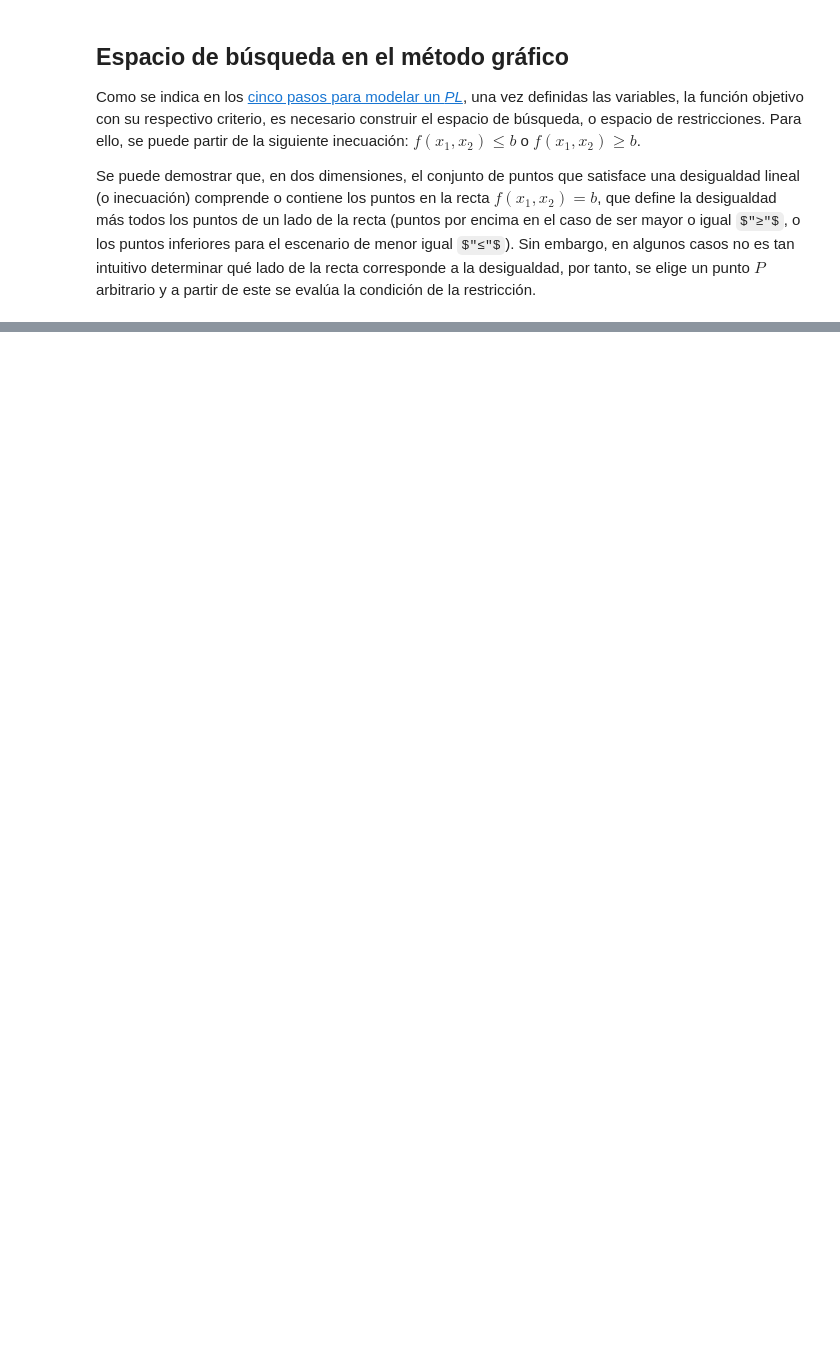
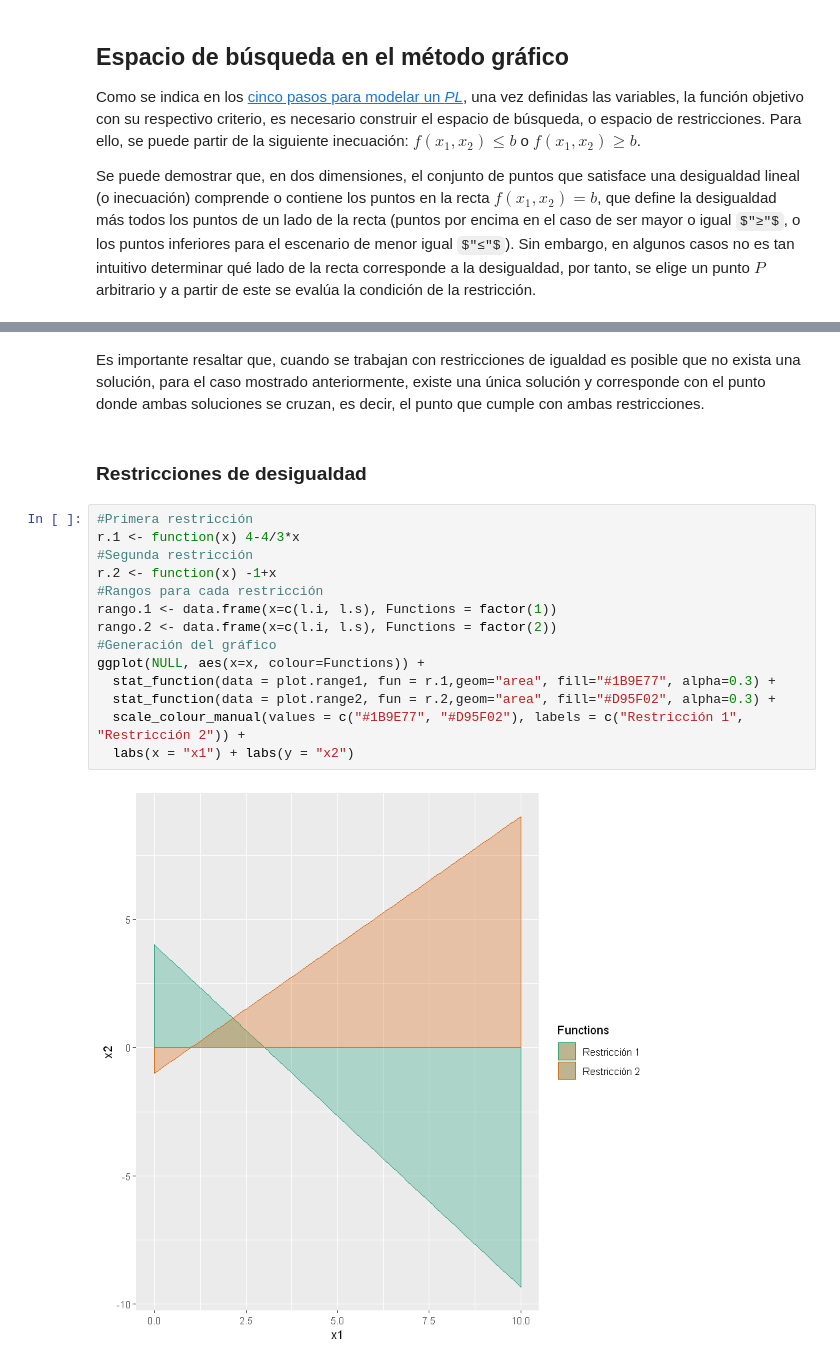
Before and after one commit to eitt/MIO, a Jupyter notebook: _site/content/pl/mg/1.ipynb, the cells around one changed output, grey strips where cells are left out. Saved outputs shown, nothing was run; the diff lists cells and outputs as text; some formulas as TeX source; blank space fills up the shorter version.

Commit message:
MG
Area

```diff
--- a/_site/content/pl/mg/1.ipynb
+++ b/_site/content/pl/mg/1.ipynb
@@ -99,0 +145,20 @@ p + stat_function(fun = r1) + xlim(li,ls)
+# %% [markdown]
+Es importante resaltar que, cuando se trabajan con restricciones de igualdad es posible que no exista una solución, para el caso mostrado anteriormente, existe una única solución y corresponde con el punto donde ambas soluciones se cruzan, es decir, el punto que cumple con ambas restricciones.
+# %% [markdown]
+### Restricciones de desigualdad
+# %%
+#Primera restricción
+r.1 <- function(x) 4-4/3*x
+#Segunda restricción
+r.2 <- function(x) -1+x
+#Rangos para cada restricción
+rango.1 <- data.frame(x=c(l.i, l.s), Functions = factor(1))
+rango.2 <- data.frame(x=c(l.i, l.s), Functions = factor(2))
+#Generación del gráfico
+ggplot(NULL, aes(x=x, colour=Functions)) +
+  stat_function(data = plot.range1, fun = r.1,geom="area", fill="#1B9E77", alpha=0.3) +
+  stat_function(data = plot.range2, fun = r.2,geom="area", fill="#D95F02", alpha=0.3) +
+  scale_colour_manual(values = c("#1B9E77", "#D95F02"), labels = c("Restricción 1", "Restricción 2")) +
+  labs(x = "x1") + labs(y = "x2")
+# %% [output]
+[figure, added]
```
Also changed, not shown: parts of 7 cells of this notebook, 51 other files.
